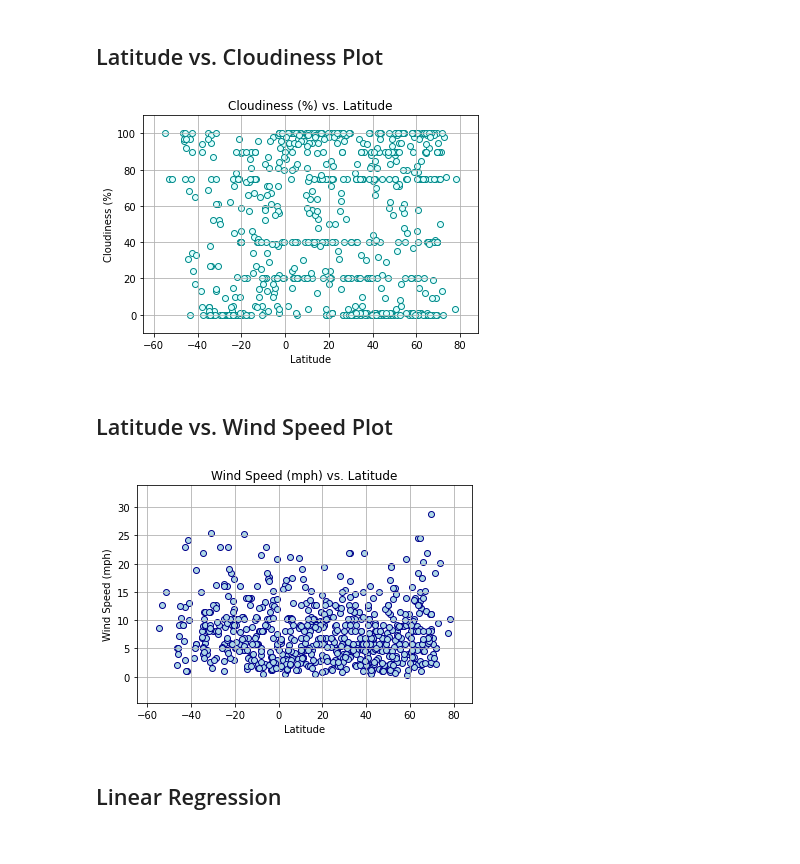
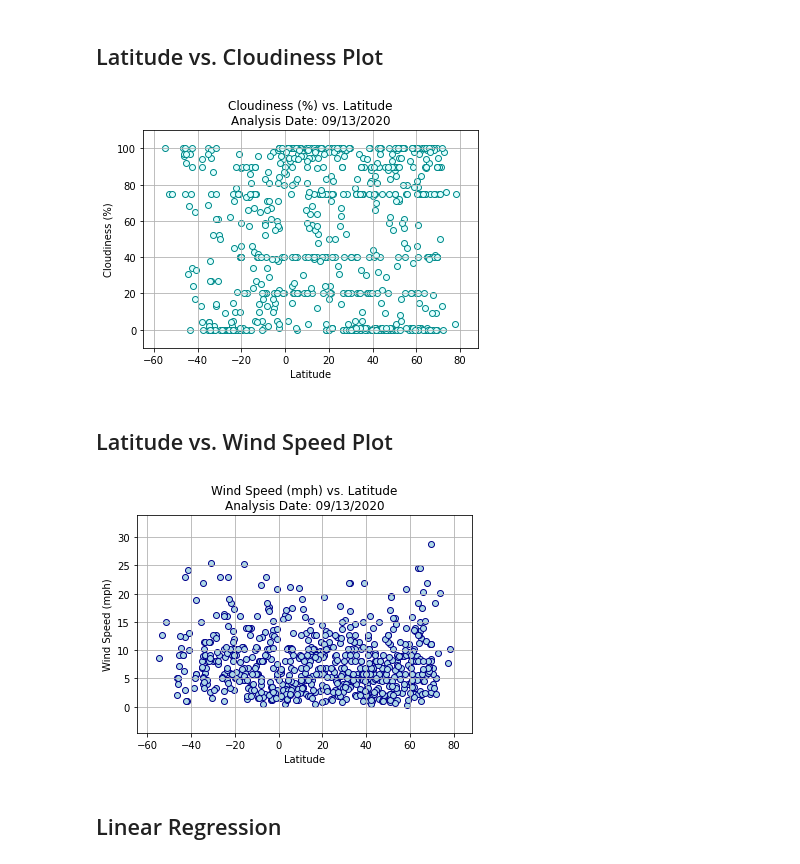
Before and after one commit to KaiCee2010/python-api-challenge, a Jupyter notebook: WeatherPy/WeatherPy.ipynb, the cells around one changed output. Drawn from its saved outputs; the diff is of its cells as text; code cells hidden in the pictures.

```diff
--- a/WeatherPy/WeatherPy.ipynb
+++ b/WeatherPy/WeatherPy.ipynb
@@ -210,24 +212,24 @@ plt.savefig(os.path.join("Output","humidity_lats.png"))
 # %%
 cloudiness = clean_city_data['Cloudiness']
 
 plt.scatter(x=lat, y=cloudiness, marker="o", facecolors="lightcyan", edgecolors="darkcyan")
-plt.title("Cloudiness (%) vs. Latitude")
+plt.title(f"Cloudiness (%) vs. Latitude\nAnalysis Date: {curr_date}")
 plt.ylabel("Cloudiness (%)")
 plt.xlabel("Latitude")
 plt.xlim(min(lat)-10, max(lat)+10)
 plt.ylim(min(cloudiness)-10, max(cloudiness)+10)
 plt.grid(b=None, which='major', axis='both')
 
 plt.savefig(os.path.join("Output","cloudiness_lats.png"))
 # %% [output]
-[figure, old version]
+[figure, new version]
 # %% [markdown]
 ## Latitude vs. Wind Speed Plot
 # %%
 wind_speed = clean_city_data['Wind Speed']
 
 plt.scatter(x=lat, y=wind_speed, marker="o", facecolors="lightblue", edgecolors="darkblue")
-plt.title("Wind Speed (mph) vs. Latitude")
+plt.title(f"Wind Speed (mph) vs. Latitude\nAnalysis Date: {curr_date}")
 plt.ylabel("Wind Speed (mph)")
 plt.xlabel("Latitude")
 plt.xlim(min(lat)-10, max(lat)+10)
@@ -236,7 +238,7 @@ plt.grid(b=None, which='major', axis='both')
 
 plt.savefig(os.path.join("Output","windspeed_lats.png"))
 # %% [output]
-[figure, old version]
+[figure, new version]
 # %% [markdown]
 ## Linear Regression
 # %% [markdown]
```
Also changed, not shown: parts of 11 cells of this notebook, 12 other files.
